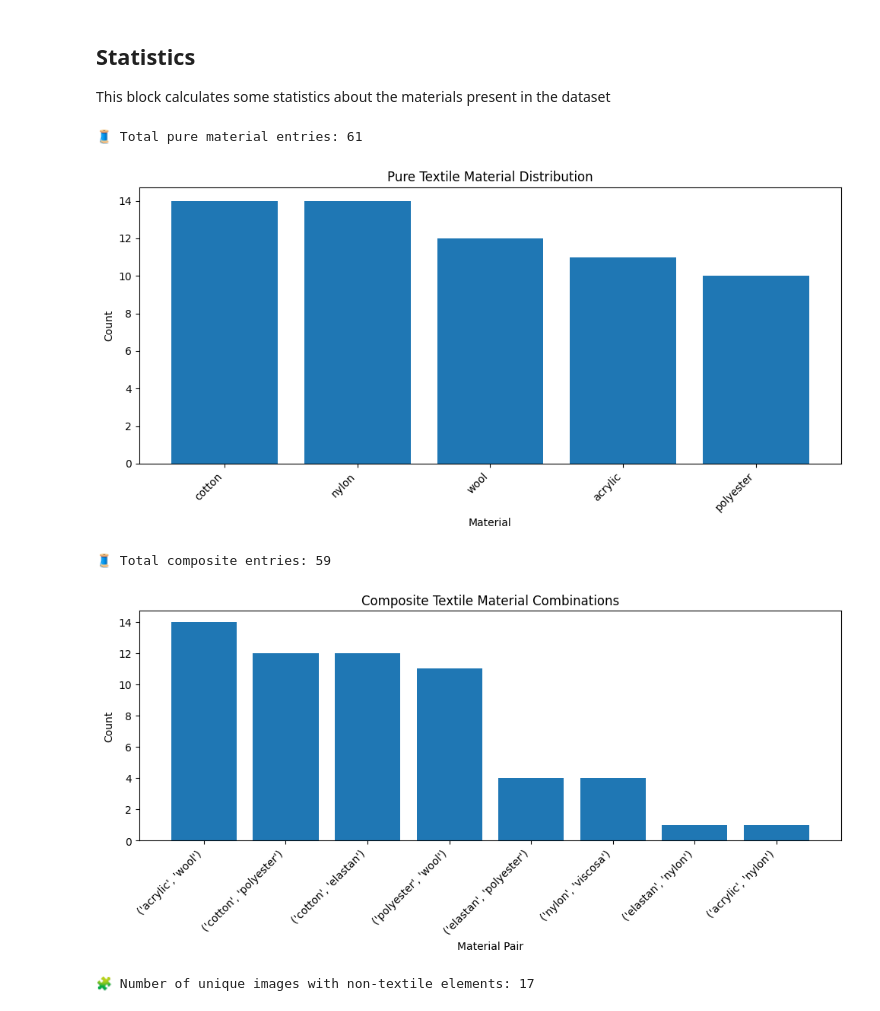
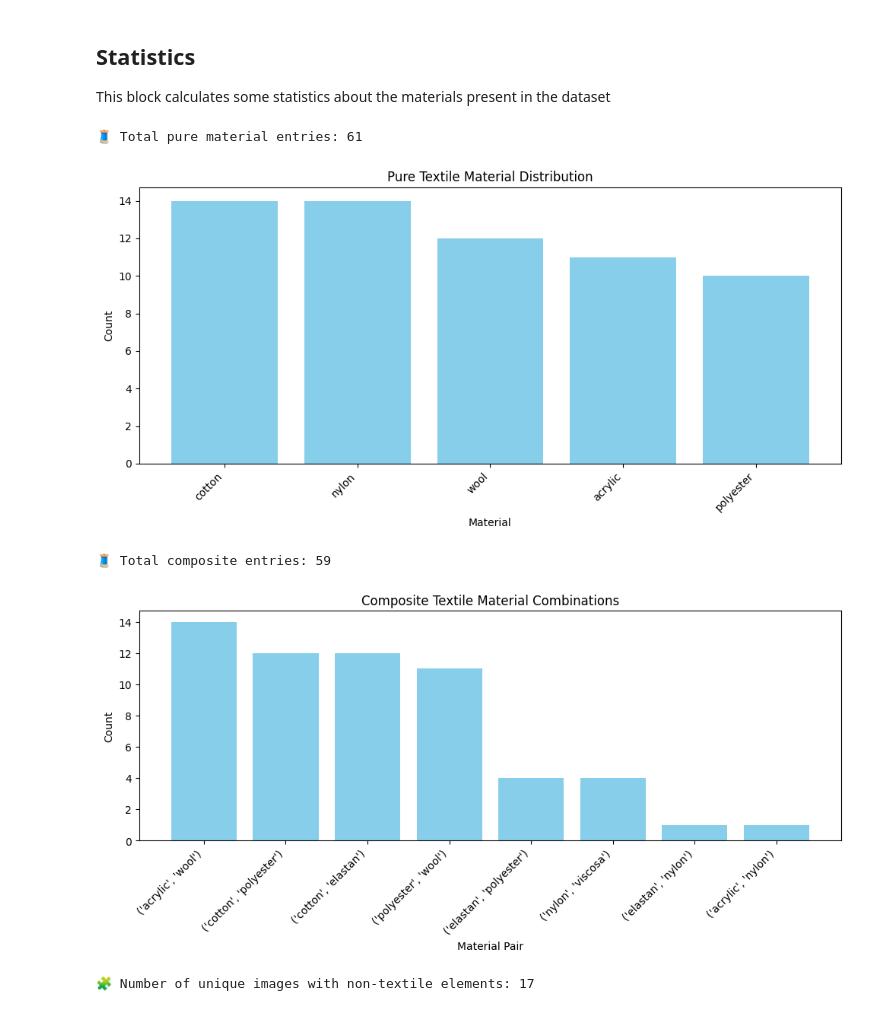
Before and after one commit to STAM-ROBO/smartex_dataset_utils, a Jupyter notebook: visualize.ipynb, the cells around one changed output. Saved outputs shown, nothing was run; the diff lists cells and outputs as text; code cells hidden in the pictures.

Commit message:
added splits and graphs

```diff
--- a/visualize.ipynb
+++ b/visualize.ipynb
@@ -110,35 +110,36 @@ def count_non_textile_elements(coco_data):
 def plot_bar_chart(counter, title, xlabel, ylabel, rotation=45):
     keys = list(counter.keys())
     values = [counter[k] for k in keys]
 
     plt.figure(figsize=(10, 5))
-    plt.bar(range(len(keys)), values)
+    plt.bar(range(len(keys)), values,color='skyblue',)
     plt.xticks(range(len(keys)), [str(k) for k in keys], rotation=rotation, ha='right')
     plt.title(title)
     plt.xlabel(xlabel)
     plt.ylabel(ylabel)
     plt.tight_layout()
+    plt.savefig(f"{title}.png")
     plt.show()
 
 
 # Main function for Jupyter use
 annotation_path = os.path.join(DATASET_DIR,'labels/smartex_annotations_cocostyle.json')
 coco_data = load_coco_annotations(annotation_path)
 
 pure_counts, composite_counts = extract_textile_materials(coco_data)
 non_textile_count = count_non_textile_elements(coco_data)
 pure_sorted = {k: v for k, v in sorted(pure_counts.items(), key=lambda item: item[1],reverse=True)}
 non_textile_count_sorted = {k: v for k, v in sorted(composite_counts.items(), key=lambda item: item[1],reverse=True)}
 print(f"🧵 Total pure material entries: {sum(pure_sorted.values())}")
 plot_bar_chart(pure_sorted, "Pure Textile Material Distribution", "Material", "Count")
 
 print(f"🧵 Total composite entries: {sum(non_textile_count_sorted.values())}")
 plot_bar_chart(non_textile_count_sorted, "Composite Textile Material Combinations", "Material Pair", "Count")
 
 print(f"🧩 Number of unique images with non-textile elements: {non_textile_count}")
 # %% [output]
 🧵 Total pure material entries: 61
-[figure, old version]
+[figure, new version]
 🧵 Total composite entries: 59
-[figure, old version]
+[figure, new version]
 🧩 Number of unique images with non-textile elements: 17
```
Also changed, not shown: parts of 5 cells of this notebook, 7 other files.
